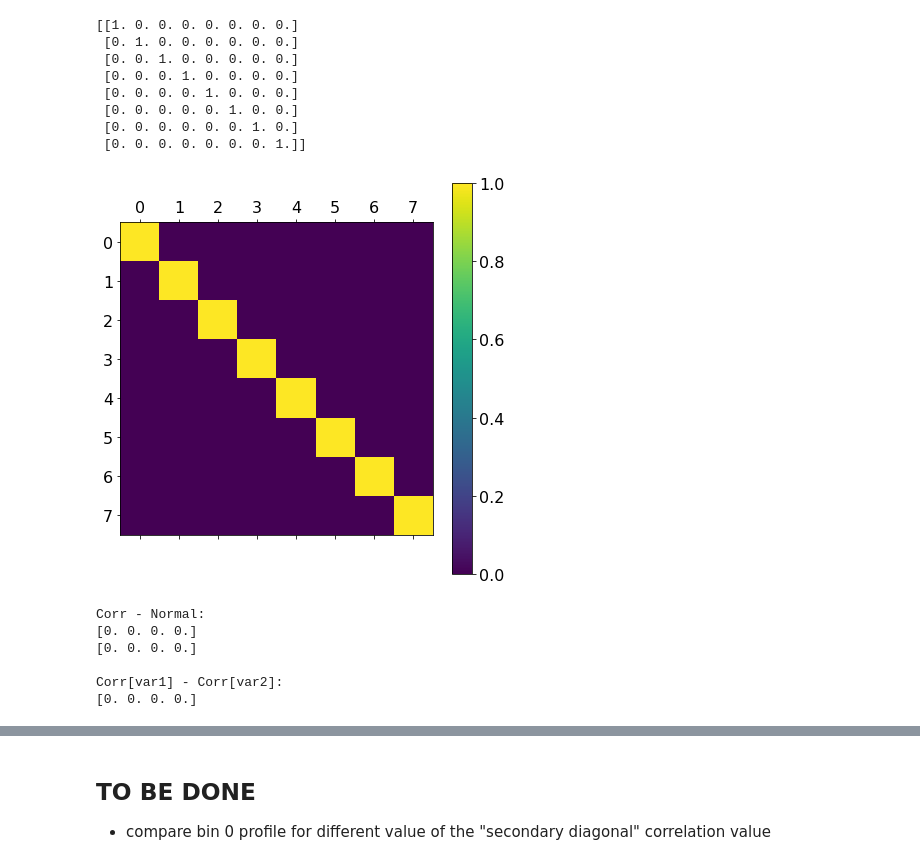
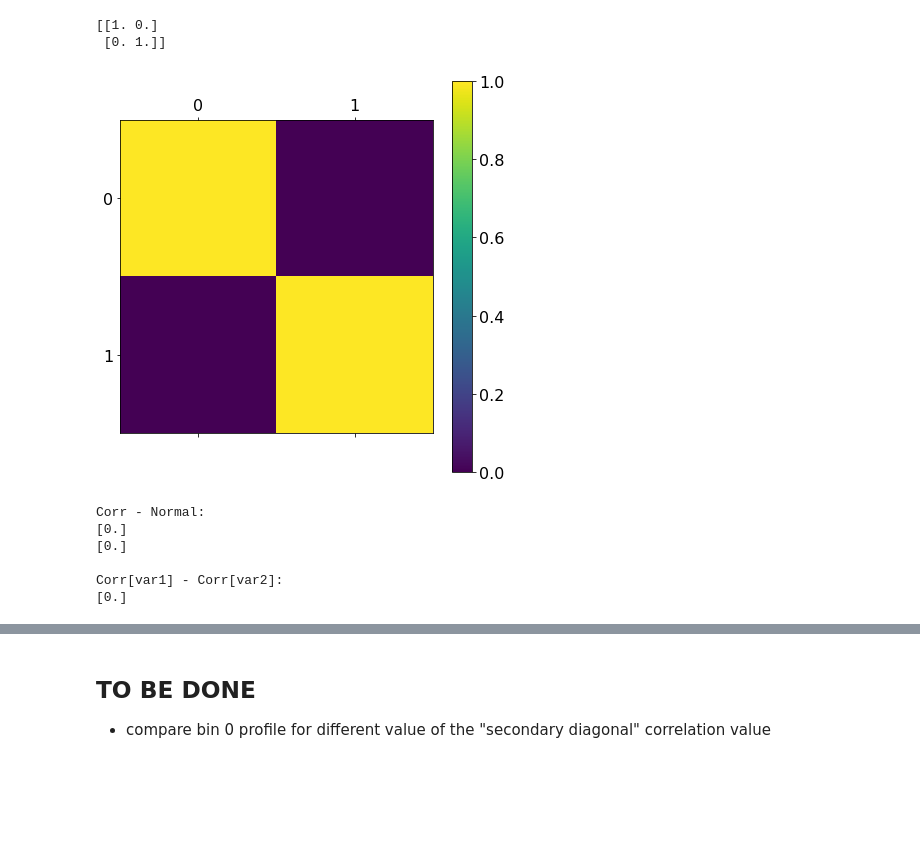
Before and after one commit to rmadar/unfoldcorr, a Jupyter notebook: studies/SanityCheckTwiceMeas.ipynb, the cells around one changed output, grey strips where cells are left out. Cells and saved outputs as stored; diff of their text form; code cells hidden in the pictures; blank space fills up the shorter version.

```diff
--- a/studies/SanityCheckTwiceMeas.ipynb
+++ b/studies/SanityCheckTwiceMeas.ipynb
@@ -98,33 +98,30 @@ with open('../data/CosThetaNplus/asimov_spinCorrelation.json', 'r') as read_file
 with open('../data/CosThetaNplus/resmat_spinCorrelation.json', 'r') as read_file:
     rp = np.array(json.load(read_file))
 # %%
-unity = np.diag([1]*8).astype(np.float64)
+unity = np.diag([1]*2).astype(np.float64)
+dp = np.array([100])
+rp = np.array([[1]])
+
 Ds = [dp, dp]
 Rs = [rp, rp]
 
 fullCorr = unity.copy()
-for i in range(0, 4):
-    for j in range(0, 4):
+for i in range(0, 1):
+    for j in range(0, 1):
         if i == j:
-            fullCorr[i+4, j] = 0
-            fullCorr[i, j+4] = 0
+            fullCorr[i+1, j] = 0
+            fullCorr[i, j+1] = 0
 
 plt.matshow(fullCorr)
 print(fullCorr)
 plt.colorbar();
 
 mCorr = unf.model(Ds, Rs, fullCorr)
 m = unf.model(Ds, Rs, corr=unity)
 # %% [output]
-[[1. 0. 0. 0. 0. 0. 0. 0.]
- [0. 1. 0. 0. 0. 0. 0. 0.]
- [0. 0. 1. 0. 0. 0. 0. 0.]
- [0. 0. 0. 1. 0. 0. 0. 0.]
- [0. 0. 0. 0. 1. 0. 0. 0.]
- [0. 0. 0. 0. 0. 1. 0. 0.]
- [0. 0. 0. 0. 0. 0. 1. 0.]
- [0. 0. 0. 0. 0. 0. 0. 1.]]
+[[1. 0.]
+ [0. 1.]]
-[figure, old version]
+[figure, new version]
 # %%
 xc, _ = mCorr.unfold()
 xn, _ = m.unfold()
@@ -138,9 +135,9 @@ v1, v2 = xc
 print(v1-v2)
 # %% [output]
 Corr - Normal:
-[0. 0. 0. 0.]
-[0. 0. 0. 0.]
+[0.]
+[0.]
 
 Corr[var1] - Corr[var2]:
-[0. 0. 0. 0.]
+[0.]
 # %%
```
Also changed, not shown: parts of 17 cells of this notebook, 3 other files.
